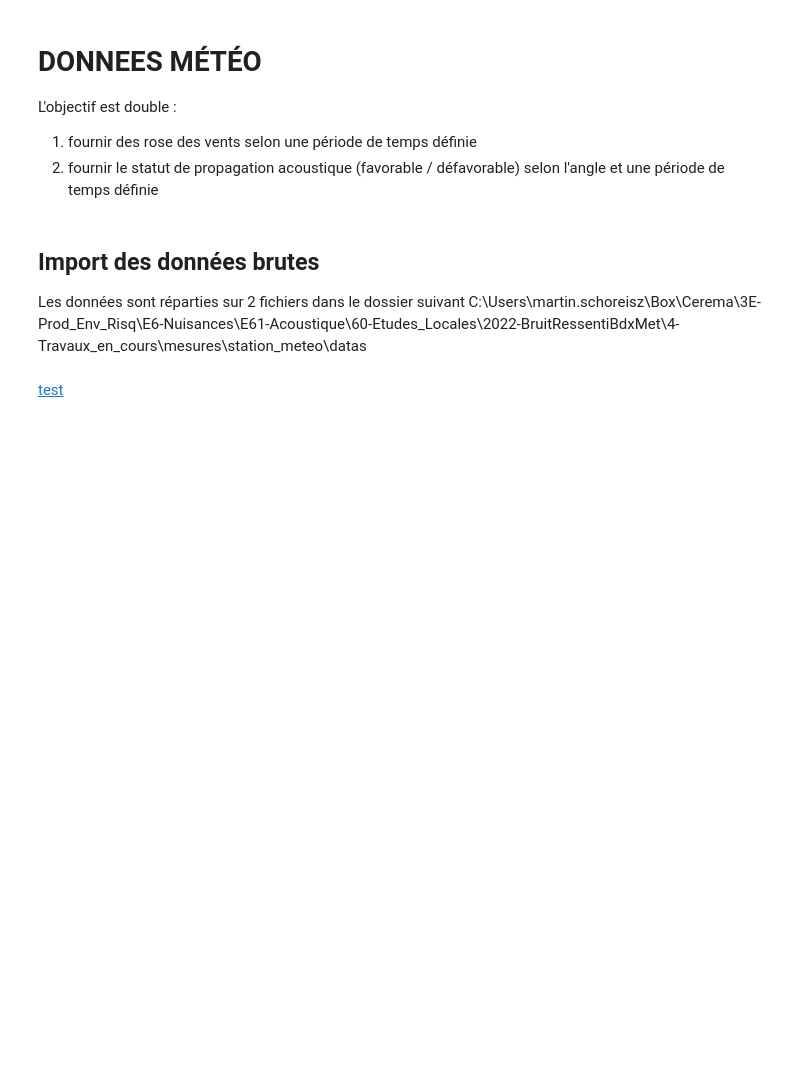
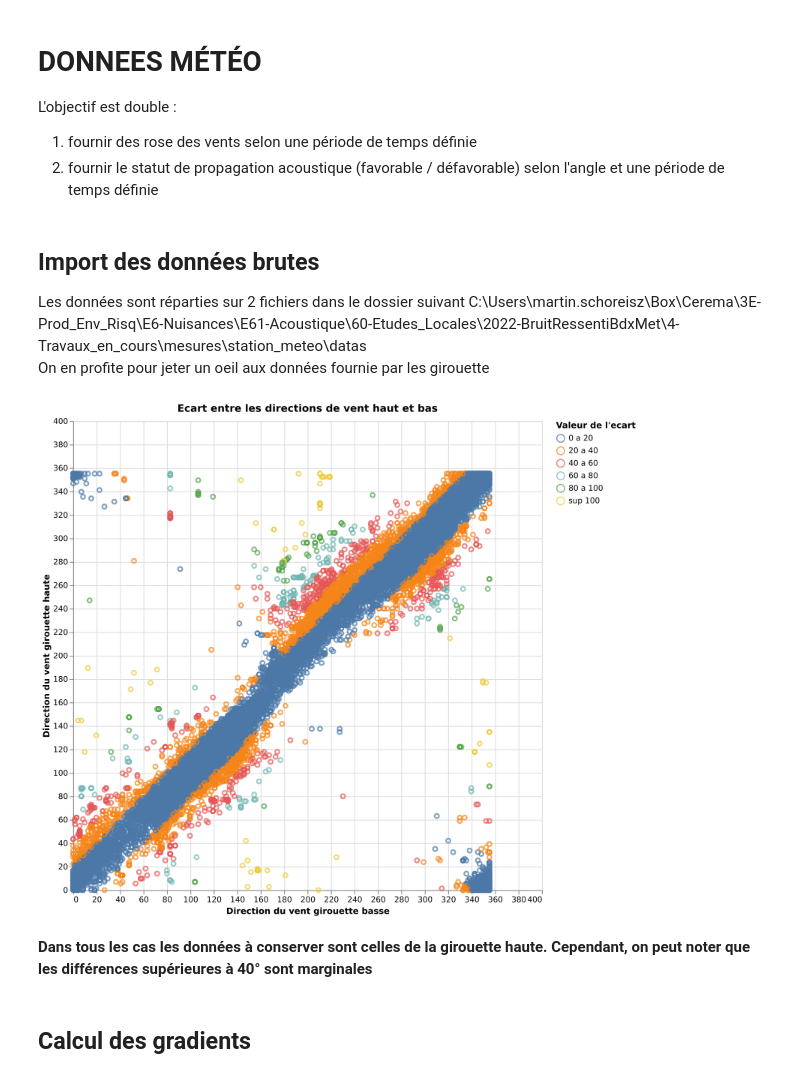
Before and after one commit to nantodevison/PPBE_BdxMet, a Jupyter notebook: notebooks/Import_donnees.ipynb, the cells around one changed output. Saved outputs shown, nothing was run; the diff lists cells and outputs as text; code cells hidden in the pictures; blank space fills up the shorter version.

```diff
--- a/notebooks/Import_donnees.ipynb
+++ b/notebooks/Import_donnees.ipynb
@@ -65,6 +150,7 @@ L'objectif est double :
 # %% [markdown]
 ## Import des données brutes
 Les données sont réparties sur 2 fichiers dans le dossier suivant C:\Users\martin.schoreisz\Box\Cerema\3E-Prod_Env_Risq\E6-Nuisances\E61-Acoustique\60-Etudes_Locales\2022-BruitRessentiBdxMet\4-Travaux_en_cours\mesures\station_meteo\datas
+On en profite pour jeter un oeil aux données fournie par les girouette
 # %%
 fichierMeteo = FichiersMeteo(r'C:\Users\martin.schoreisz\Box\Cerema\3E-Prod_Env_Risq\E6-Nuisances\E61-Acoustique\60-Etudes_Locales\2022-BruitRessentiBdxMet\4-Travaux_en_cours\mesures\station_meteo\datas',
                              ['Mesures_Ech24_21-03-2022_04-04-2022.csv', 'Mesures_Ech24_04-04-2022_19-04-2022.csv'])
@@ -77,2 +157,12 @@ test = FileLink(imageCompDirVent)
-# %% [markdown]
-[test](C:/Users\martin.schoreisz\Box\Cerema\3E-Prod_Env_Risq\E6-Nuisances\E61-Acoustique\60-Etudes_Locales\2022-BruitRessentiBdxMet\4-Travaux_en_cours\Illustrations\meteo\ecart_dirVent_HautBas.svg)
+# %%
+# preparation des données de comparaison des girouettes
+dfDirVentComp = fichierMeteo.analyseDirVents(fichierMeteo.dfBrutes)
+# si besoin : fichierMeteo.graphDiffDirVent(dfDirVentComp, fichier_de_sauvegarde)
+# visu des résultats
+Image('images/ecart_dirVent_HautBas.png', width=600, height=600)
+# %% [output]
+[figure, added]
+# %% [markdown]
+**Dans tous les cas les données à conserver sont celles de la girouette haute. Cependant, on peut noter que les différences supérieures à 40° sont marginales**
+# %% [markdown]
+## Calcul des gradients
```
Also changed, not shown: parts of 26 cells of this notebook, 2 other files.
